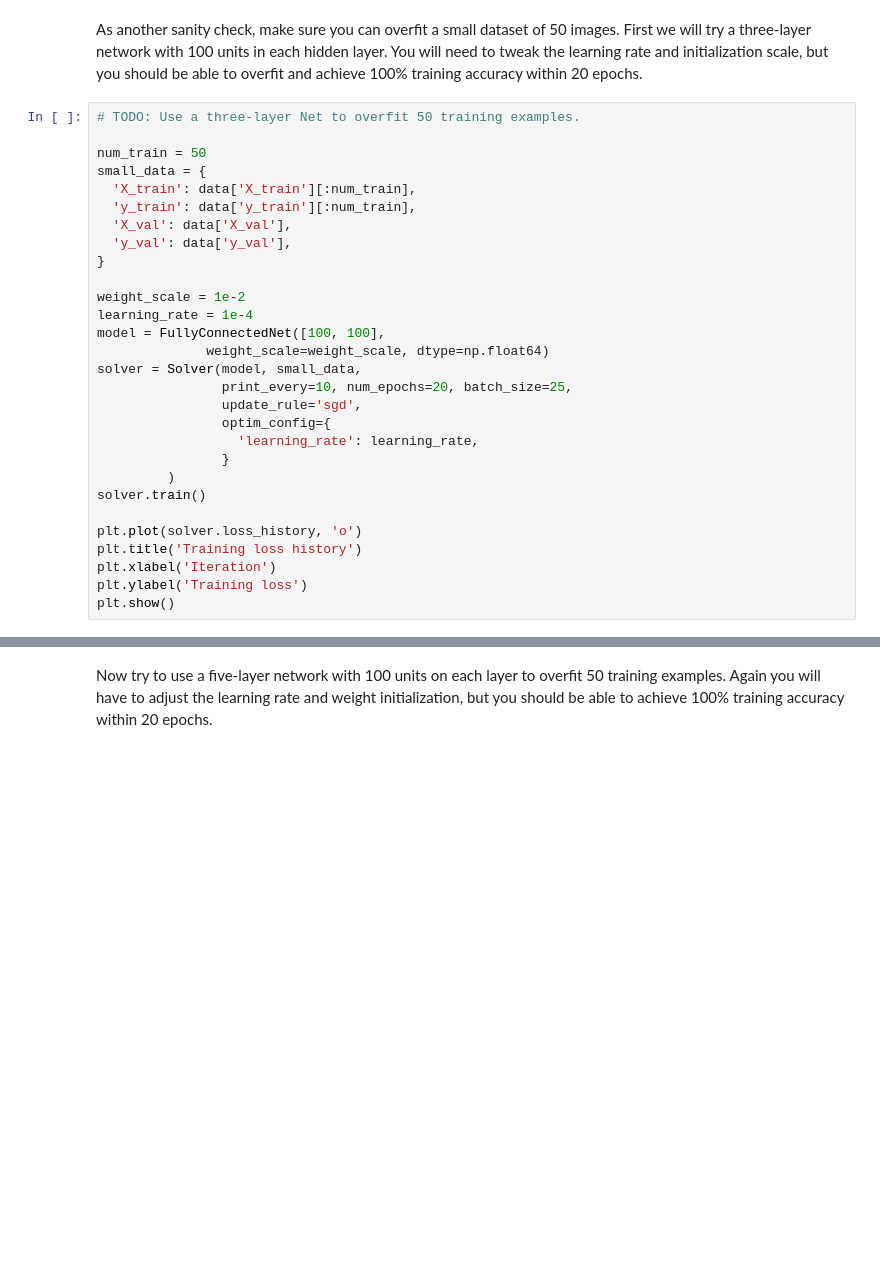
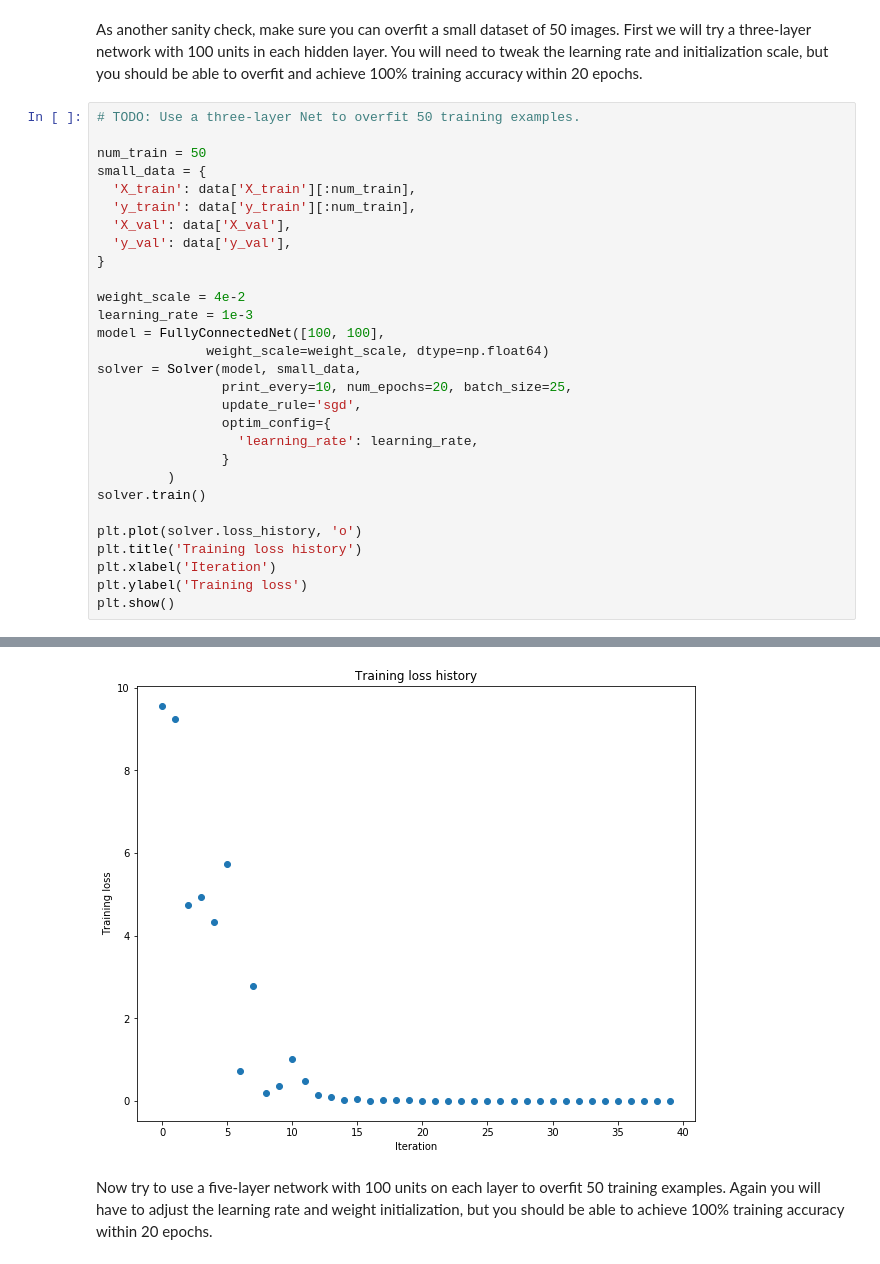
Before and after one commit to Freshield/LEARN_CS231N, a Jupyter notebook: assignment2/FullyConnectedNets.ipynb, the cells around one changed output, grey strips where cells are left out. Drawn from its saved outputs; the diff is of its cells as text; blank space fills up the shorter version.

```diff
--- a/assignment2/FullyConnectedNets.ipynb
+++ b/assignment2/FullyConnectedNets.ipynb
@@ -409,8 +426,8 @@ small_data = {
   'y_val': data['y_val'],
 }
 
-weight_scale = 1e-2
-learning_rate = 1e-4
+weight_scale = 4e-2
+learning_rate = 1e-3
 model = FullyConnectedNet([100, 100],
               weight_scale=weight_scale, dtype=np.float64)
 solver = Solver(model, small_data,
@@ -427,3 +444,4 @@ plt.title('Training loss history')
 plt.xlabel('Iteration')
 plt.ylabel('Training loss')
 plt.show()
+# %% [output]
@@ -430,3 +465,4 @@ plt.show()
+[figure, added]
 # %% [markdown]
 Now try to use a five-layer network with 100 units on each layer to overfit 50 training examples. Again you will have to adjust the learning rate and weight initialization, but you should be able to achieve 100% training accuracy within 20 epochs.
 # %%
```
Also changed, not shown: parts of 9 cells of this notebook, 2 other files.
